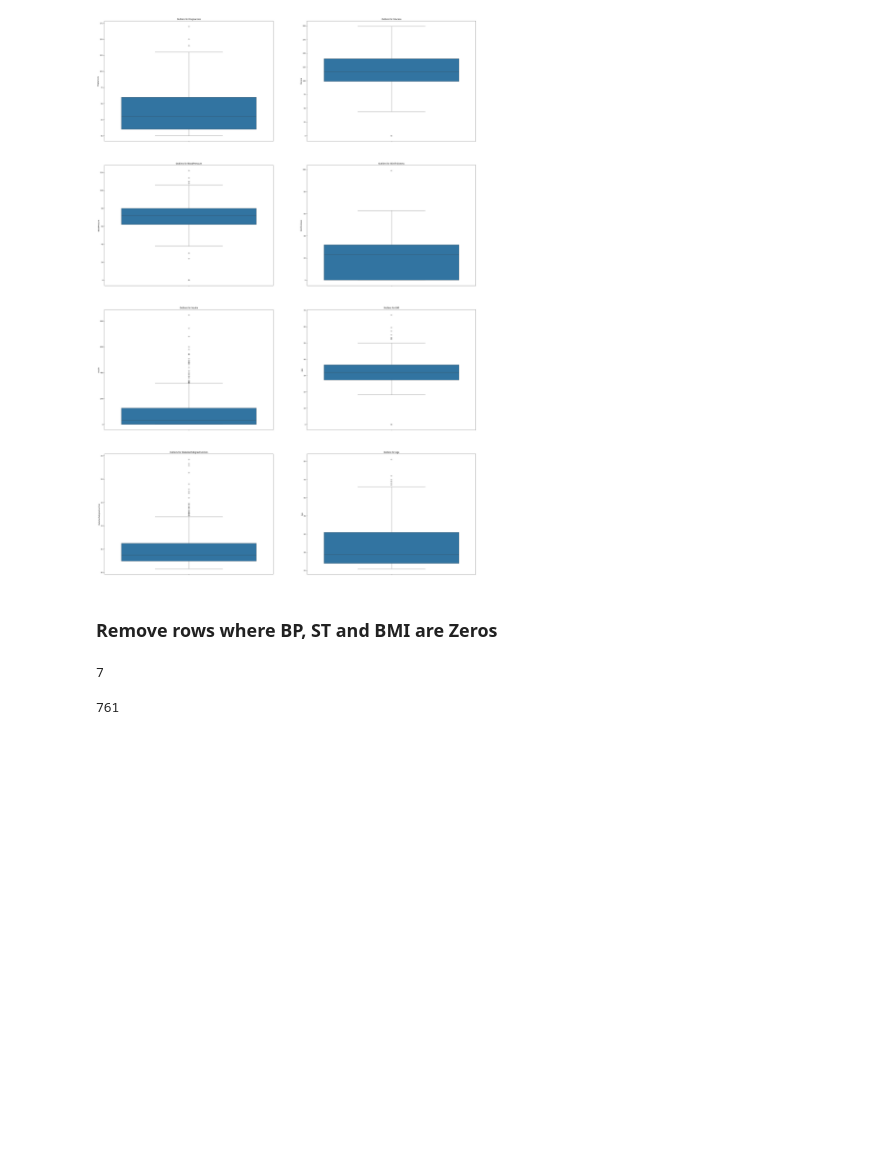
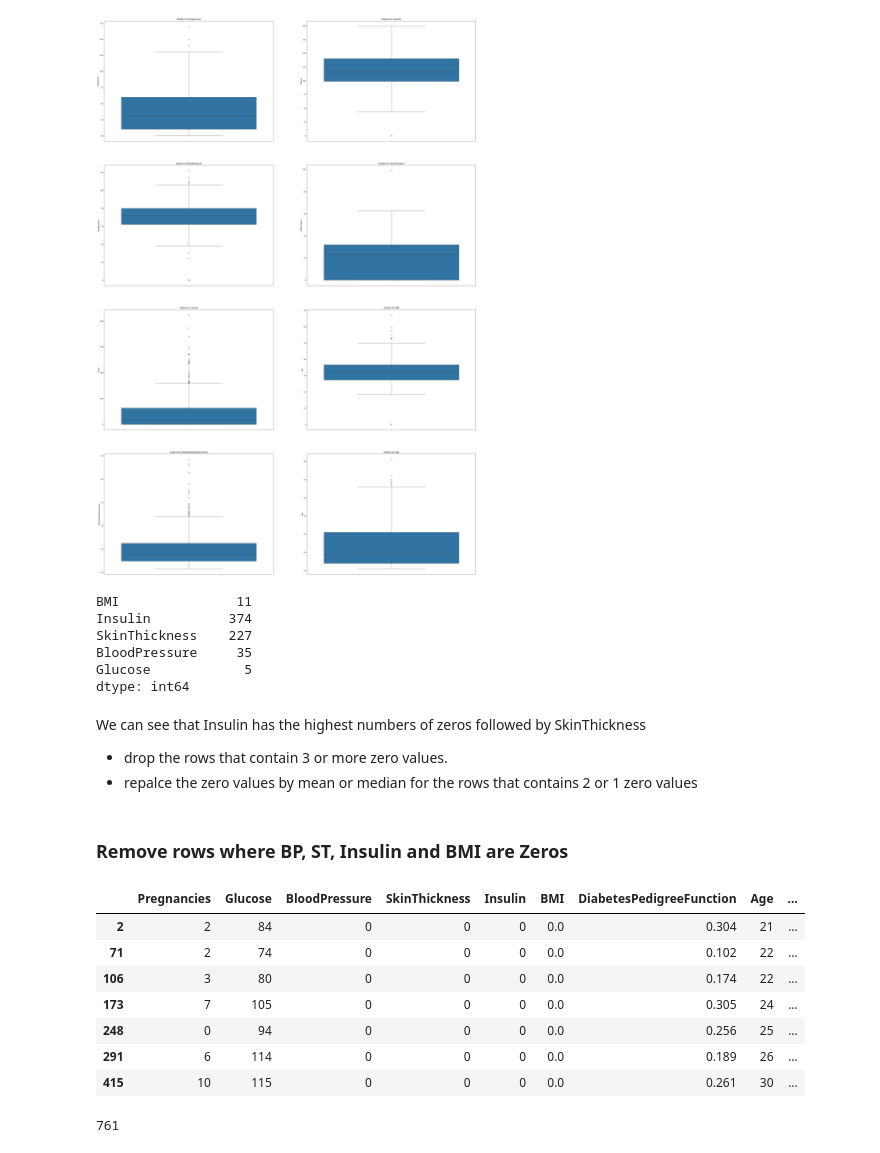
Before and after one commit to withabubaker/Diabetes-SupervisedLearning, a Jupyter notebook: Diabetes.ipynb, the cells around one changed output. Cells and saved outputs as stored; diff of their text form; code cells hidden in the pictures; blank space fills up the shorter version.

```diff
--- a/Diabetes.ipynb
+++ b/Diabetes.ipynb
@@ -118,11 +118,33 @@ for ax, column in zip(axes, df_col.columns):
 plt.show()
 # %% [output]
 [figure]
+# %%
+zero_counts = df[['BMI', 'Insulin', 'SkinThickness', 'BloodPressure', 'Glucose' ]].apply(lambda x: (x == 0).sum())
+print(zero_counts)
+# %% [output]
+BMI               11
+Insulin          374
+SkinThickness    227
+BloodPressure     35
+Glucose            5
+dtype: int64
+# %% [markdown]
+We can see that Insulin has the highest numbers of zeros followed by SkinThickness
+
+- drop the rows that contain 3 or more zero values.
+- repalce the zero values by mean or median for the rows that contains 2 or 1 zero values
 # %% [markdown]
-### Remove rows where BP, ST and BMI are Zeros
+### Remove rows where BP, ST, Insulin and BMI are Zeros
 # %%
-# finding the records that have zero results for BP, ST and BMI
-len(df[(df['BloodPressure'] == 0) & (df['SkinThickness'] == 0) & (df['BMI'] == 0)])
+# finding the records that have zero results for BP, ST, BMI and Insulin
+df[(df['BloodPressure'] == 0) & (df['SkinThickness'] == 0) & (df['BMI'] == 0) & (df['Insulin'] == 0)]
 # %% [output]
-7
+|  | Pregnancies | Glucose | BloodPressure | SkinThickness | Insulin | BMI | DiabetesPedigreeFunction | Age | ... |
+| 2 | 2 | 84 | 0 | 0 | 0 | 0.0 | 0.304 | 21 | ... |
+| 71 | 2 | 74 | 0 | 0 | 0 | 0.0 | 0.102 | 22 | ... |
+| 106 | 3 | 80 | 0 | 0 | 0 | 0.0 | 0.174 | 22 | ... |
+| 173 | 7 | 105 | 0 | 0 | 0 | 0.0 | 0.305 | 24 | ... |
+| 248 | 0 | 94 | 0 | 0 | 0 | 0.0 | 0.256 | 25 | ... |
+| 291 | 6 | 114 | 0 | 0 | 0 | 0.0 | 0.189 | 26 | ... |
+| 415 | 10 | 115 | 0 | 0 | 0 | 0.0 | 0.261 | 30 | ... |
 # %%
```
Also changed, not shown: parts of 11 cells of this notebook.
